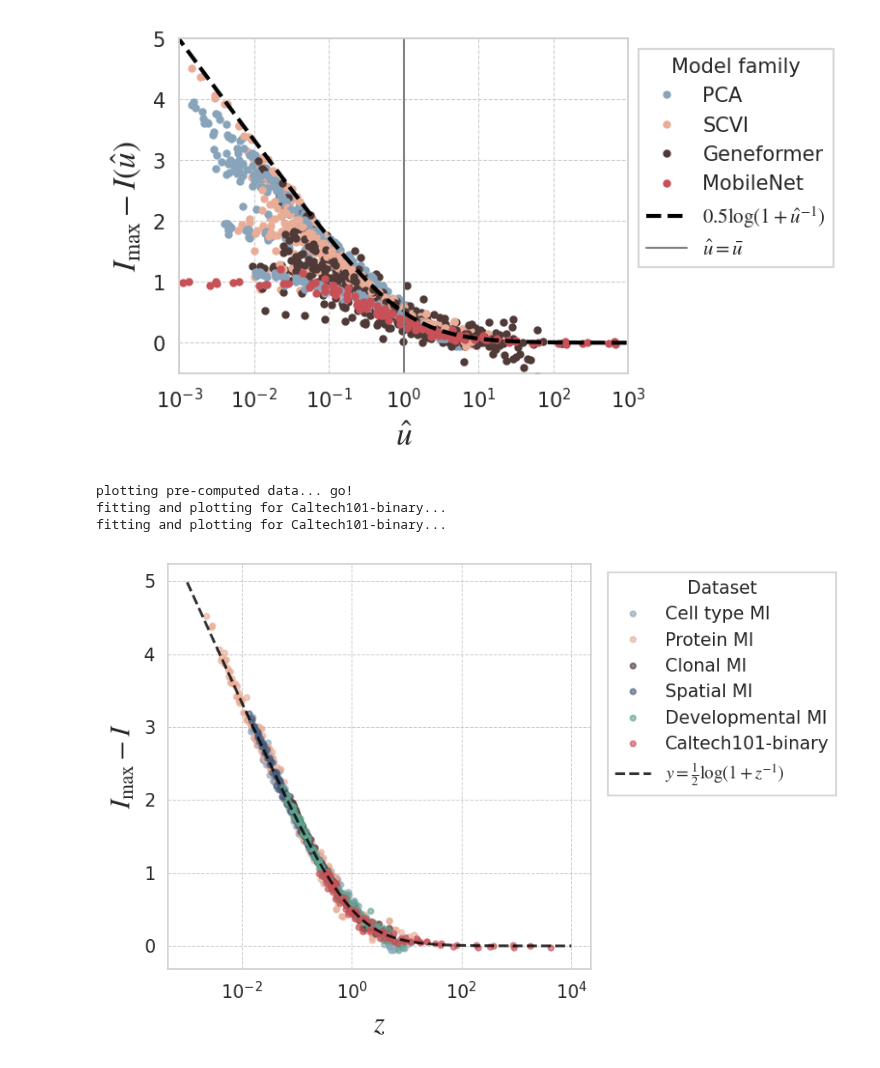
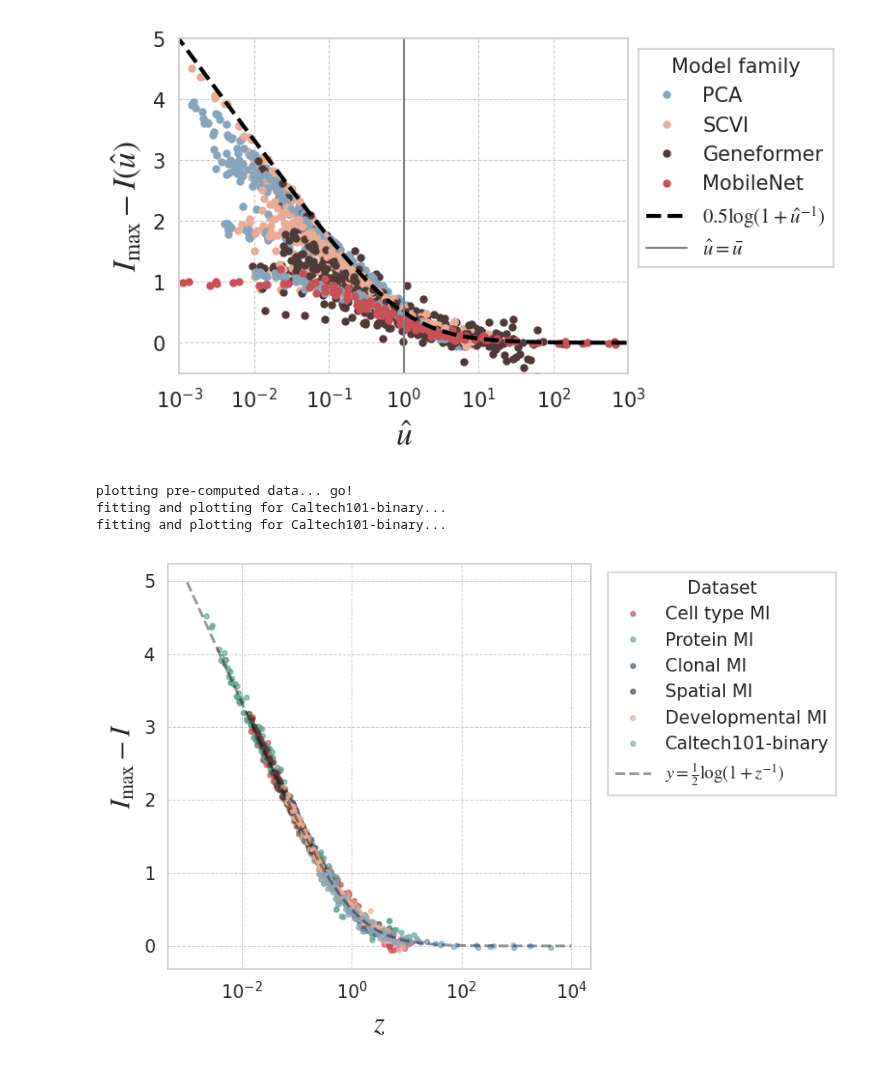
Before and after one commit to igor-sadalski/Scaling-up-measurement-noise-scaling-laws, a Jupyter notebook: analysis/collapse.ipynb, the cells around one changed output. Saved outputs shown, nothing was run; the diff lists cells and outputs as text; code cells hidden in the pictures.

```diff
--- a/analysis/collapse.ipynb
+++ b/analysis/collapse.ipynb
@@ -460,16 +460,20 @@ plt.show()
 # %% [output]
 [figure]
 # %%
+pretty_palette = ["#C85158",
+                    "#62A48F",
+                    "#475A7A",
+                    "#503A38",
+                    "#E9AD97",
+                    "#88A4BA",]
+
 def plot_points(ax, x, y, color, label):
-    """a handy little function to plot our points!"""
-    ax.plot(x, y, color=color, marker='o', alpha=0.6, ms=3, label=label, lw=0)
+    ax.plot(x, y, color=color, marker='o', alpha=0.6, ms=2.5, label=label, lw=0)
 
 def plot_fit(ax, x, y, color):
-    """and one for the smooth fit lines :)"""
     ax.plot(x, y, color=color, linestyle='--', alpha=0.5, lw=0.75, zorder=0.5)
 
 def transform_to_z(x, xbar, imax):
-    """transforms x to z values."""
     A = 2**(-2*imax)
     z = ((x/xbar)+A)/(1-A)
     return z
@@ -479,7 +483,7 @@ def plot_precomputed(ax, df, param_df, palette, plot_fits=False):
     print('plotting pre-computed data... go!')
     hue_order = ['PCA', 'SCVI']
 
-    # loop through all our cool datasets
+    # loop through all our datasets
     for idx, sig in enumerate(df['signal'].unique()):
         for size in df['size'].unique():
             for alg in hue_order:
@@ -546,32 +550,32 @@ def fit_and_plot(ax, df, x_col, color, label, plot_fits=False):
 # plotting setup
 fig, ax = plt.subplots(figsize=(6, 4))
 show_fits = False # set to true to see the fit lines!
 
 # run the plotting functions
 plot_precomputed(ax, df, sc_param_df, pretty_palette, show_fits)
 fit_and_plot(ax, gaussian_df, 'Scale', pretty_palette[-1], 'Caltech101-binary', show_fits)
 fit_and_plot(ax, res_df, 'Factor', pretty_palette[-1], 'Caltech101-binary', show_fits)
 
 # theory curve
 xs = np.logspace(-3, 4, 100)
-ax.plot(xs, np.log2((1+xs)/xs)/2, color='black', linestyle='--', alpha=0.8, lw=1.5,
+ax.plot(xs, np.log2((1+xs)/xs)/2, color='black', linestyle='--', alpha=0.4, lw=1.5,
          label=r'$y = \frac{1}{2}\log(1 + z^{-1})$',zorder=10)
 
 # make it pretty!
 ax.set_xscale('log')
 ax.set_ylabel(r'$I_{\max} - I$', fontsize=16) # new label!
 ax.set_xlabel(r'$z$', fontsize=16)
 
 # handle the legend so we don't have a million labels
 handles, labels = ax.get_legend_handles_labels()
 by_label = dict(zip(labels, handles))
 ax.legend(by_label.values(), by_label.keys(), loc='upper left',
            bbox_to_anchor=(1.02, 1.), title='Dataset')
 
 fig.tight_layout()
 plt.show()
 # %% [output]
 plotting pre-computed data... go!
 fitting and plotting for Caltech101-binary...
 fitting and plotting for Caltech101-binary...
-[figure, old version]
+[figure, new version]
```
Also changed, not shown: 1 other file.
